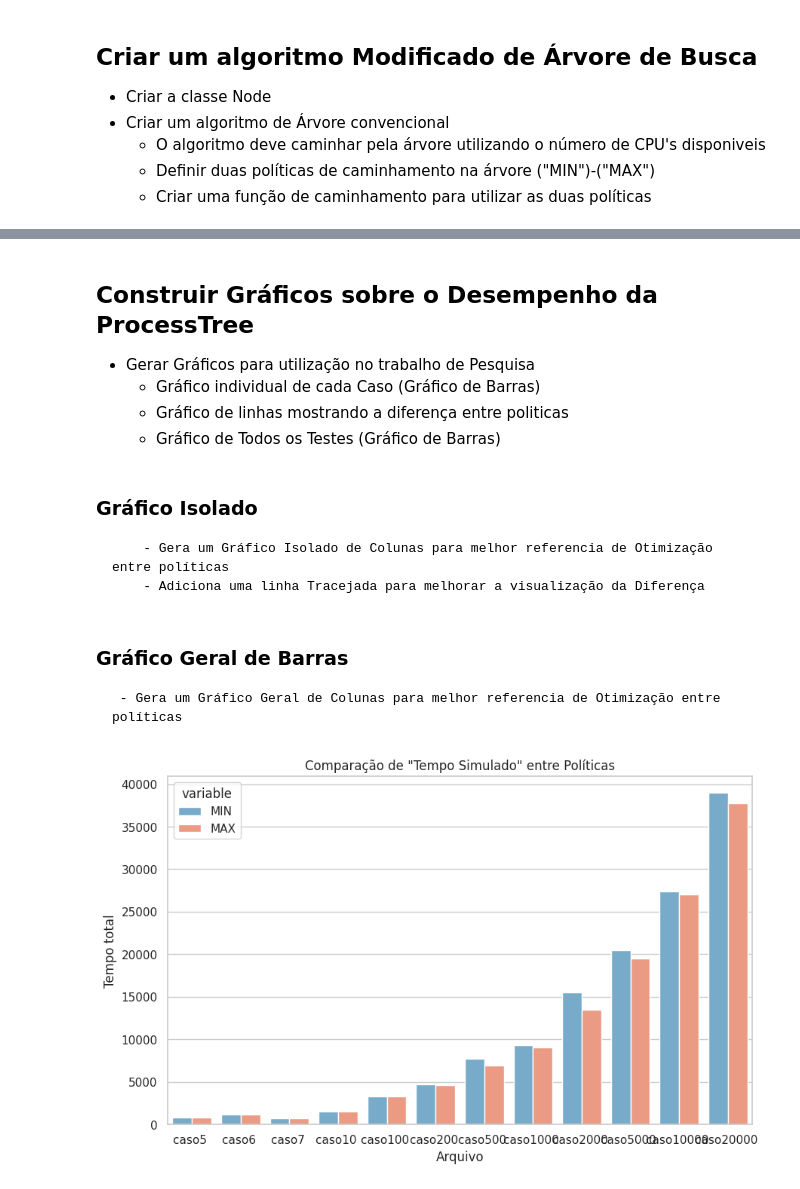
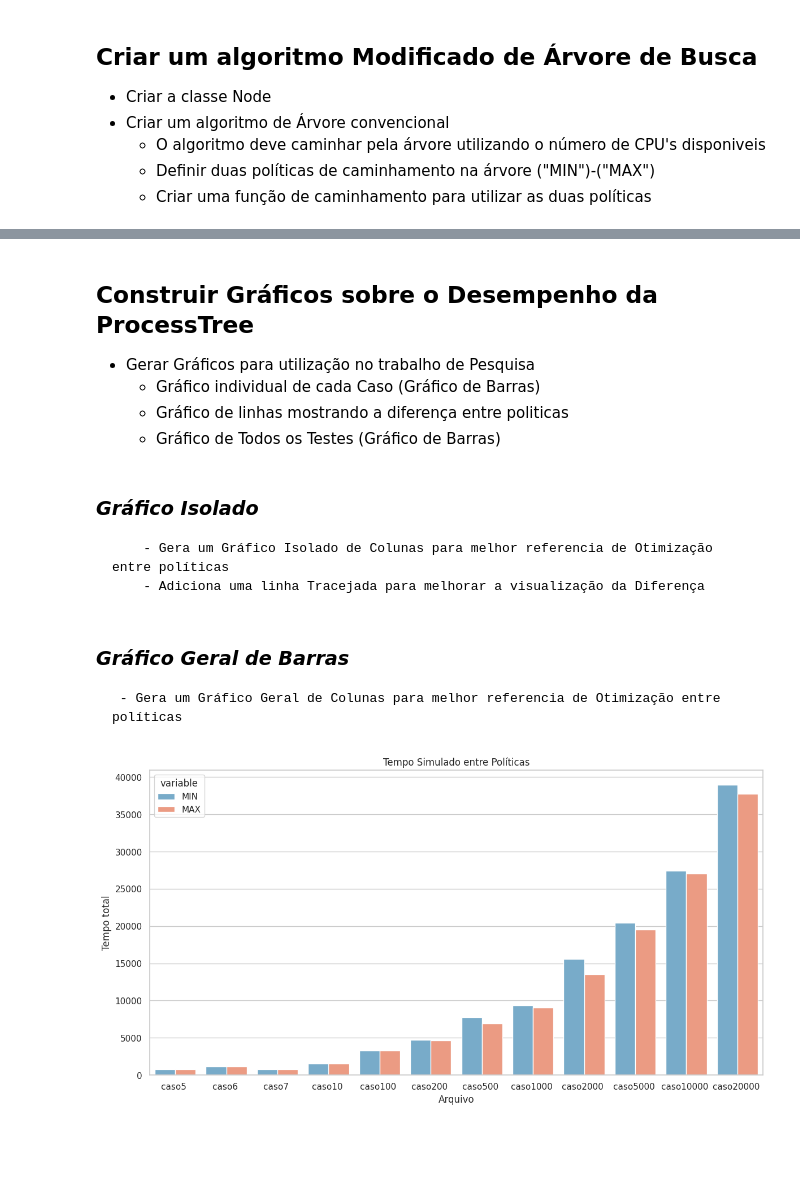
Before and after one commit to Joao-H-Luz/T-1_ALEST_II-Processamento-em-nuvem-, a Jupyter notebook: Tratamento.ipynb, the cells around one changed output, grey strips where cells are left out. Drawn from its saved outputs; the diff is of its cells as text; code cells hidden in the pictures; blank space fills up the shorter version.

```diff
--- a/Tratamento.ipynb
+++ b/Tratamento.ipynb
@@ -205,7 +215,7 @@ O tempo total foi: 1.1104764938354492
         - Gerar um Arquivo Tabelas_log.xlsx
 # %%
 # Abri o arquivo "log.txt" e transforma ele em um DataFrame
-log_df = pd.read_csv("Saida de Arquivos/log.txt", sep='|', header=None, names=['Arquivo', 'CPU', 'MIN', 'MAX', 'Max_Maior', 'Temp_MIN', 'Temp_MAX'])
+log_df = pd.read_csv("Saida de Arquivos/log.txt", sep='|', header=None, names=['Arquivo', 'CPU', 'MIN', 'MAX', 'Otimizado', 'Temp_MIN', 'Temp_MAX'])
 
 # Trata as entradas do .txt para ter uma planilha limpa
 log_df["Arquivo"] = log_df["Arquivo"].str.split(":").str[1].astype(str)
@@ -213,7 +223,7 @@ log_df["Arquivo"] = log_df["Arquivo"].str.replace('.txt', '', regex=False)
 log_df["MIN"] = log_df["MIN"].str.split(":").str[1].astype(int)
 log_df["MAX"] = log_df["MAX"].str.split(":").str[1].astype(int)
 log_df["CPU"] = log_df["CPU"].str.split(":").str[1].astype(int)
-log_df["Max_Maior"] = log_df["Max_Maior"].str.split(":").str[1].astype(str)
+log_df["Otimizado"] = log_df["Otimizado"].str.split(":").str[1].astype(str)
 log_df["Delta max|min"] = (log_df["MAX"] - log_df["MIN"]).abs() # Cria a Coluna Delta com a diferença entra MAX e MIN
 log_df["Temp_MIN"] = log_df["Temp_MIN"].str.split(":").str[1].astype(float).abs().round(2)
 log_df["Temp_MAX"] = log_df["Temp_MAX"].str.split(":").str[1].astype(float).abs().round(2)
@@ -224,12 +234,6 @@ with pd.ExcelWriter("Saida de Arquivos/Tabelas_log.xlsx") as writer:
     log_df.to_excel(writer, sheet_name="Resultados", index=False)
 
 # --Visualização-- #
-print(f"-="*17, "Legenda", "=-"*17)
-print("")
-print(f"Max_Maior = 1 (Politica de Max é Mais rapida)")
-print(f"Max_Maior = 0 (Politica de MIN é Mais rapida)")
-print(f"Max_Maior = NA/ as politicas são iguais")
-print("")
-print("-="*19,"-","=-"*19)
+print(f"-="*16, "Data Frame", "=-"*16)
 log_df
 # %% [output]
@@ -256,12 +254,12 @@ Max_Maior = NA/ as politicas são iguais
 # %% [markdown]
-## Construir Gráficos sobre o Desempenho da ProcessTree
+## **Construir Gráficos sobre o Desempenho da ProcessTree**
 
 - Gerar Gráficos para utilização no trabalho de Pesquisa
     - Gráfico individual de cada Caso (Gráfico de Barras)
     - Gráfico de linhas mostrando a diferença entre politicas
     - Gráfico de Todos os Testes (Gráfico de Barras)
 # %% [markdown]
-### Gráfico Isolado
+### *Gráfico Isolado*
         - Gera um Gráfico Isolado de Colunas para melhor referencia de Otimização entre políticas
         - Adiciona uma linha Tracejada para melhorar a visualização da Diferença
 # %%
@@ -284,21 +282,21 @@ for arq in log_df["Arquivo"].unique():
     plt.savefig(f"Saida de Arquivos/Graficos Isolados/caso_isolado_{arq}.png", dpi=300, bbox_inches="tight")
     plt.close()
 # %% [markdown]
-### Gráfico Geral de Barras
+### *Gráfico Geral de Barras*
      - Gera um Gráfico Geral de Colunas para melhor referencia de Otimização entre políticas
 # %%
 # Gráfico comparativo
 sns.set(style="whitegrid")
-plt.figure(figsize=(10,6))
+plt.figure(figsize=(14,7))
 sns.barplot(data=log_df.melt(id_vars=["Arquivo"], value_vars=["MIN","MAX"]),
             x="Arquivo", y="value", hue="variable", palette=["#6baed6", "#fc9272"])
 plt.ylabel("Tempo total")
-plt.title('Comparação de "Tempo Simulado" entre Políticas')
+plt.title('Tempo Simulado entre Políticas')
 
 # salvar como png
-plt.savefig(f"Saida de Arquivos/grafico{arq}.png", dpi=300, bbox_inches="tight")
+plt.savefig(f"Saida de Arquivos/grafico_barras.png", dpi=300, bbox_inches="tight")
 
 plt.show()
 # %% [output]
-[figure, old version]
+[figure, new version]
 # %% [markdown]
```
Also changed, not shown: parts of 17 cells of this notebook.
